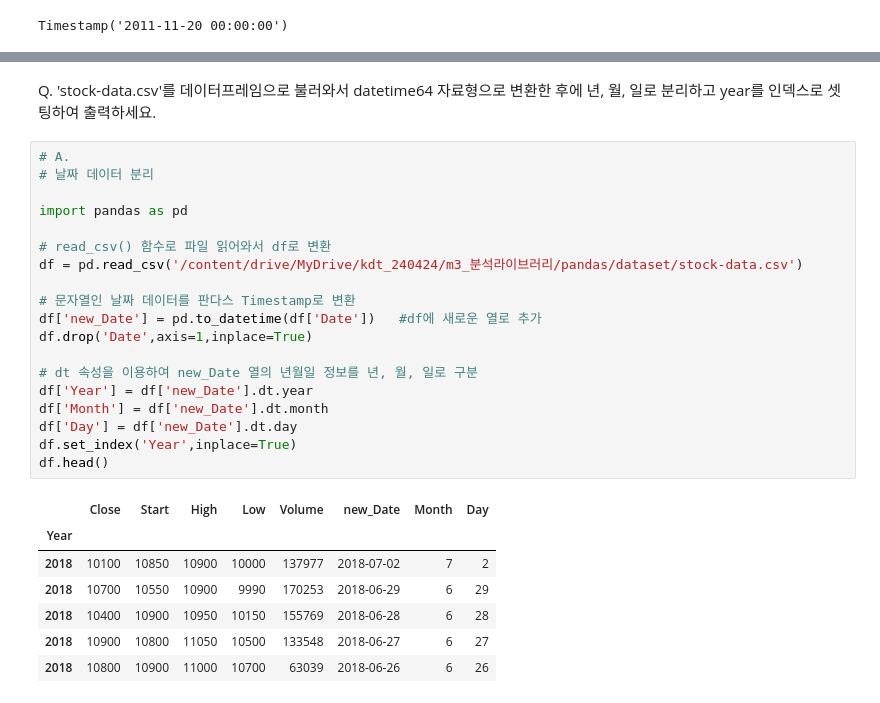
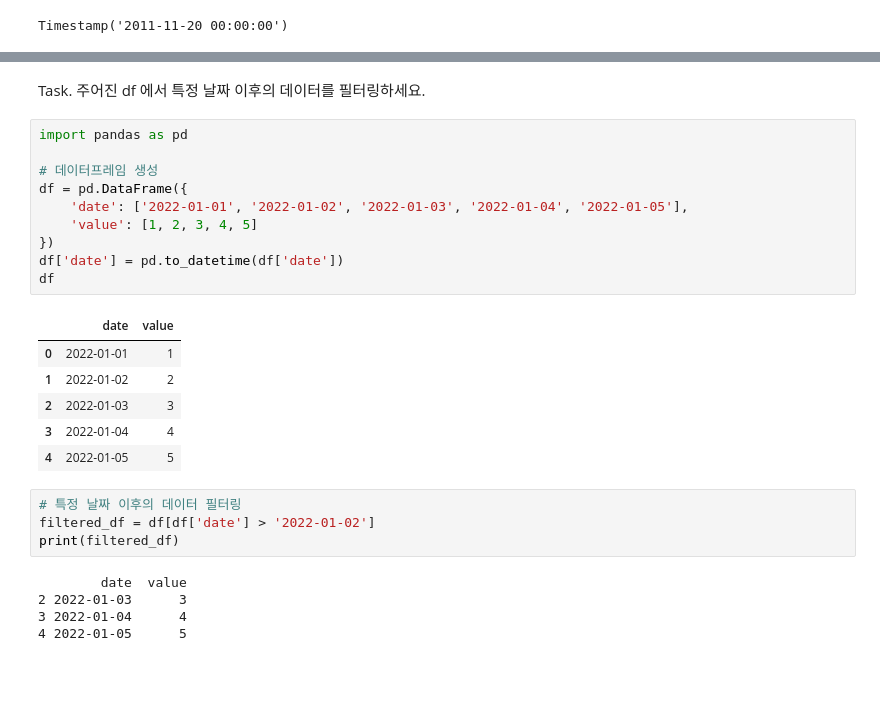
Before and after one commit to bnv20/kdt_2024, a Jupyter notebook: m3_분석라이브러리/pandas/pandas_4_날짜.ipynb, the cells around one changed output, grey strips where cells are left out. Saved outputs shown, nothing was run; the diff lists cells and outputs as text; blank space fills up the shorter version.

```diff
--- a/m3_분석라이브러리/pandas/pandas_4_날짜.ipynb
+++ b/m3_분석라이브러리/pandas/pandas_4_날짜.ipynb
@@ -959,29 +754,28 @@ frame.resample('D').ffill(limit=2)
-# %% [markdown]
-Q. 'stock-data.csv'를 데이터프레임으로 불러와서 datetime64 자료형으로 변환한 후에 년, 월, 일로 분리하고 year를 인덱스로 셋팅하여 출력하세요.
-# %%
-# A.
-# 날짜 데이터 분리
-
-import pandas as pd
-
-# read_csv() 함수로 파일 읽어와서 df로 변환
-df = pd.read_csv('/content/drive/MyDrive/kdt_240424/m3_분석라이브러리/pandas/dataset/stock-data.csv')
-
-# 문자열인 날짜 데이터를 판다스 Timestamp로 변환
-df['new_Date'] = pd.to_datetime(df['Date'])   #df에 새로운 열로 추가
-df.drop('Date',axis=1,inplace=True)
-
-# dt 속성을 이용하여 new_Date 열의 년월일 정보를 년, 월, 일로 구분
-df['Year'] = df['new_Date'].dt.year
-df['Month'] = df['new_Date'].dt.month
-df['Day'] = df['new_Date'].dt.day
-df.set_index('Year',inplace=True)
-df.head()
-# %% [output]
-|  | Close | Start | High | Low | Volume | new_Date | Month | Day |
-| Year |  |  |  |  |  |  |  |  |
-| 2018 | 10100 | 10850 | 10900 | 10000 | 137977 | 2018-07-02 | 7 | 2 |
-| 2018 | 10700 | 10550 | 10900 | 9990 | 170253 | 2018-06-29 | 6 | 29 |
-| 2018 | 10400 | 10900 | 10950 | 10150 | 155769 | 2018-06-28 | 6 | 28 |
-| 2018 | 10900 | 10800 | 11050 | 10500 | 133548 | 2018-06-27 | 6 | 27 |
-| 2018 | 10800 | 10900 | 11000 | 10700 | 63039 | 2018-06-26 | 6 | 26 |
+# %% [markdown]
+Task. 주어진 df 에서 특정 날짜 이후의 데이터를 필터링하세요.
+# %%
+import pandas as pd
+
+# 데이터프레임 생성
+df = pd.DataFrame({
+    'date': ['2022-01-01', '2022-01-02', '2022-01-03', '2022-01-04', '2022-01-05'],
+    'value': [1, 2, 3, 4, 5]
+})
+df['date'] = pd.to_datetime(df['date'])
+df
+# %% [output]
+|  | date | value |
+| 0 | 2022-01-01 | 1 |
+| 1 | 2022-01-02 | 2 |
+| 2 | 2022-01-03 | 3 |
+| 3 | 2022-01-04 | 4 |
+| 4 | 2022-01-05 | 5 |
+# %%
+# 특정 날짜 이후의 데이터 필터링
+filtered_df = df[df['date'] > '2022-01-02']
+print(filtered_df)
+# %% [output]
+        date  value
+2 2022-01-03      3
+3 2022-01-04      4
+4 2022-01-05      5
```
Also changed, not shown: parts of 89 cells of this notebook.
